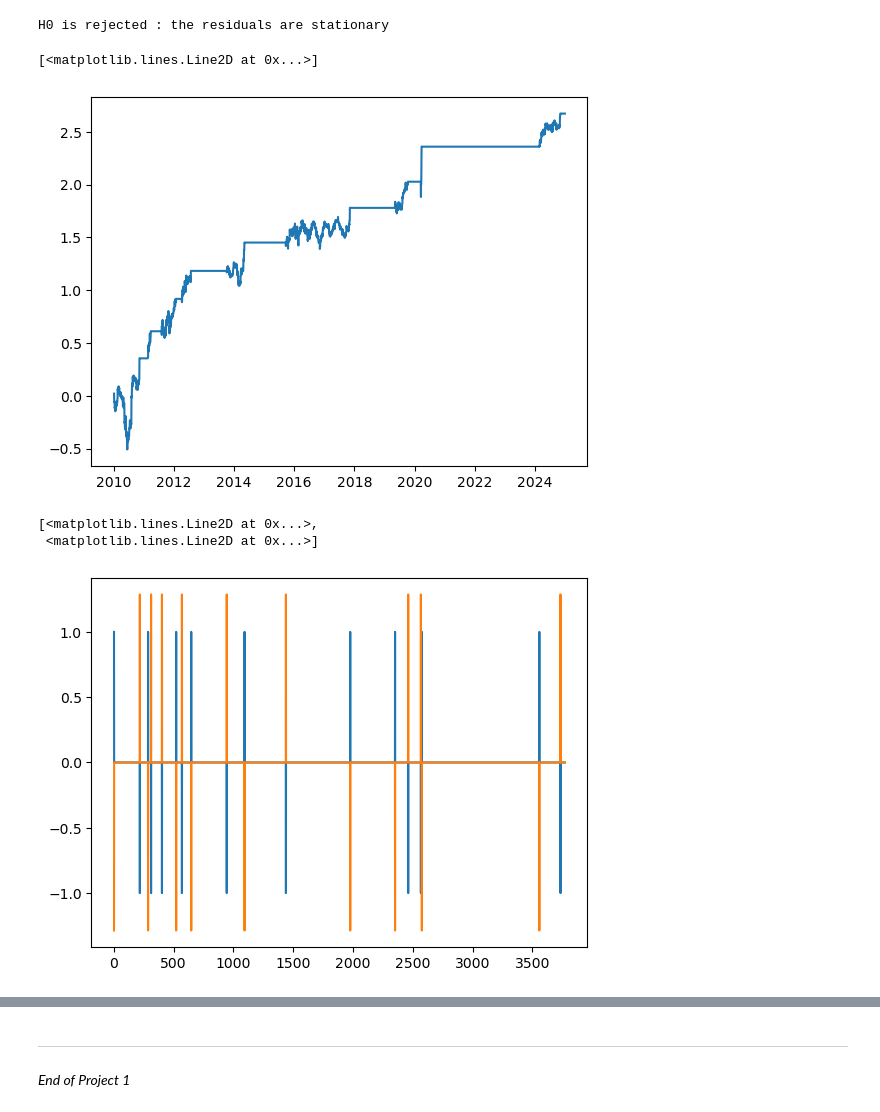
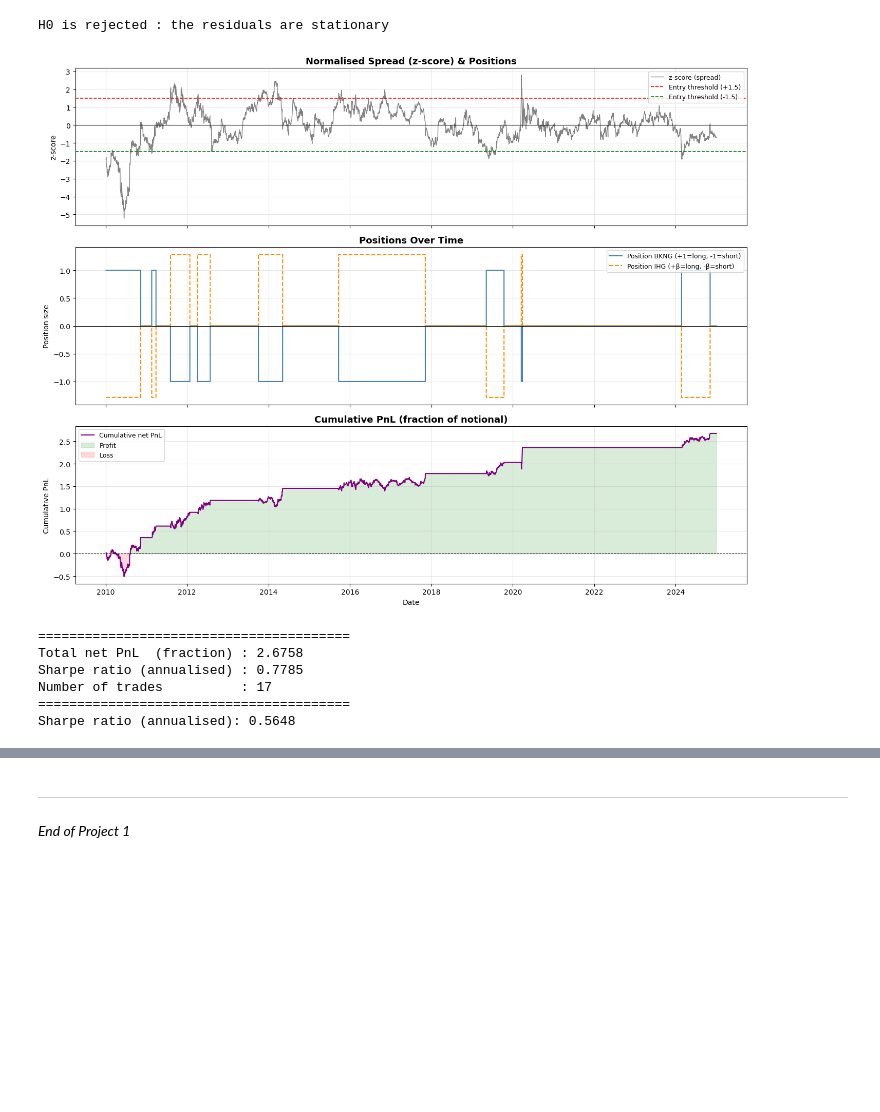
Before and after one commit to mariuslenerd/Pair_Trading_project, a Jupyter notebook: Project1/visualization.ipynb, the cells around one changed output, grey strips where cells are left out. Cells and saved outputs as stored; diff of their text form; code cells hidden in the pictures; blank space fills up the shorter version.

Commit message:
finished simple pair trading, starting rolling window strategy

```diff
--- a/Project1/visualization.ipynb
+++ b/Project1/visualization.ipynb
@@ -204,22 +204,23 @@ threshold = 1.5
 simplepairtrading = Simple_Pair_Trading(data_most_coint_pair[data_most_coint_pair.columns[0]], data_most_coint_pair[data_most_coint_pair.columns[1]], std_residuals, alpha,beta, threshold)
 position_A, position_B = simplepairtrading.simple_pair_trading()
 # %%
-position_A = pd.Series(position_A, name = data_most_coint_pair.columns[0])
-position_B = pd.Series(position_B, name = data_most_coint_pair.columns[1])
-positions = pd.DataFrame([position_A,position_B]).transpose()
+# Attach datetime index from std_residuals (positions come out as plain integer-indexed arrays)
+position_A = pd.Series(position_A, index=std_residuals.index, name=data_most_coint_pair.columns[0])
+position_B = pd.Series(position_B, index=std_residuals.index, name=data_most_coint_pair.columns[1])
+positions  = pd.concat([position_A, position_B], axis=1)
 
-price_df = data_raw[data_most_coint_pair.columns]
+price_df   = data_raw[data_most_coint_pair.columns].reindex(std_residuals.index)
 returns_df = price_df.pct_change()
 # %%
-cumulative_pnl = simplepairtrading.pnl_calculations(positions, price_df, returns_df, spread)
+cumulative_pnl, sharpe_ratio = simplepairtrading.pnl_calculations(positions, price_df, returns_df, spread)
 # %%
-plt.plot(cumulative_pnl)
+plot_wealth_positions_spread(data_most_coint_pair, std_residuals, threshold, positions, cumulative_pnl)
+print(f"Sharpe ratio (annualised): {sharpe_ratio:.4f}")
 # %% [output]
+[figure, new version]
-[<matplotlib.lines.Line2D at 0x...>]
+========================================
+Total net PnL  (fraction) : 2.6758
+Sharpe ratio (annualised) : 0.7785
+Number of trades          : 17
+========================================
+Sharpe ratio (annualised): 0.5648
-[figure, old version]
-# %%
-plt.plot(position_changes)
-# %% [output]
-[<matplotlib.lines.Line2D at 0x...>,
- <matplotlib.lines.Line2D at 0x...>]
-[figure, removed]
```
Also changed, not shown: parts of 6 cells of this notebook, 2 other files.
